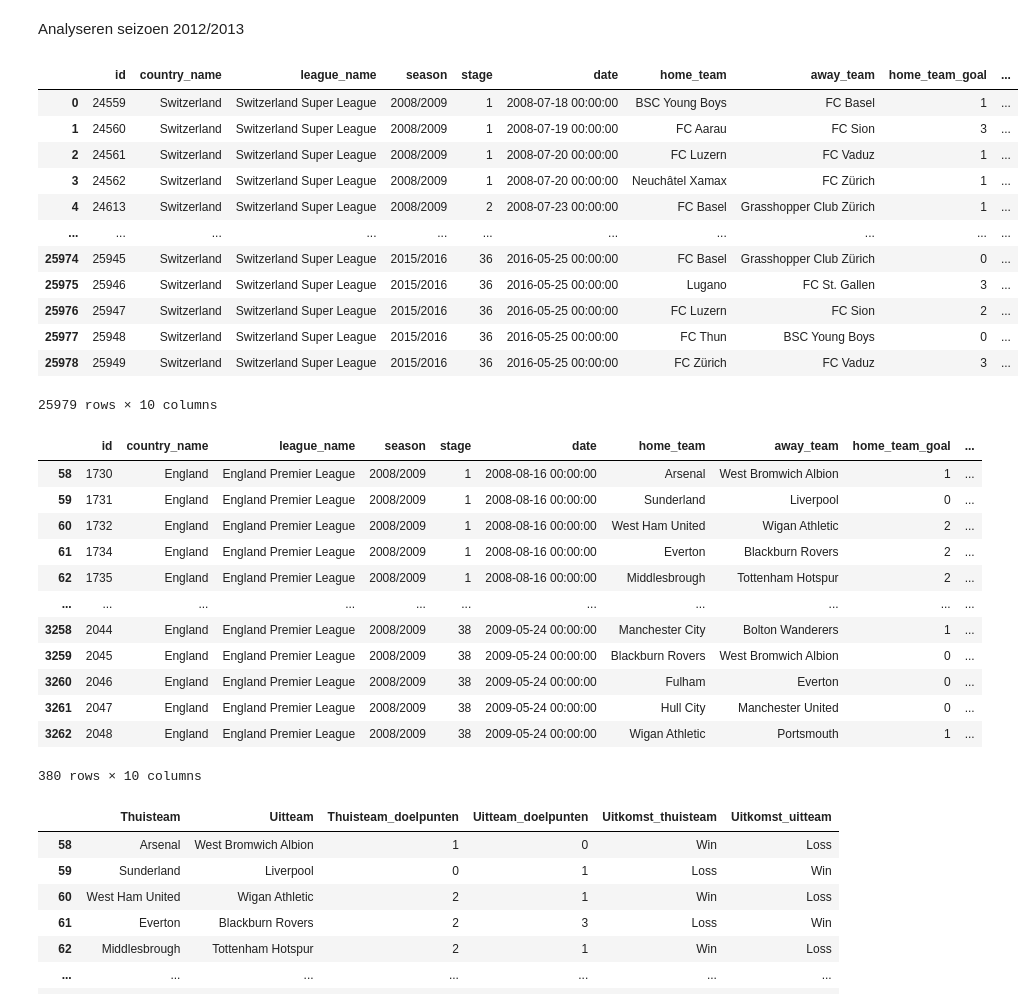
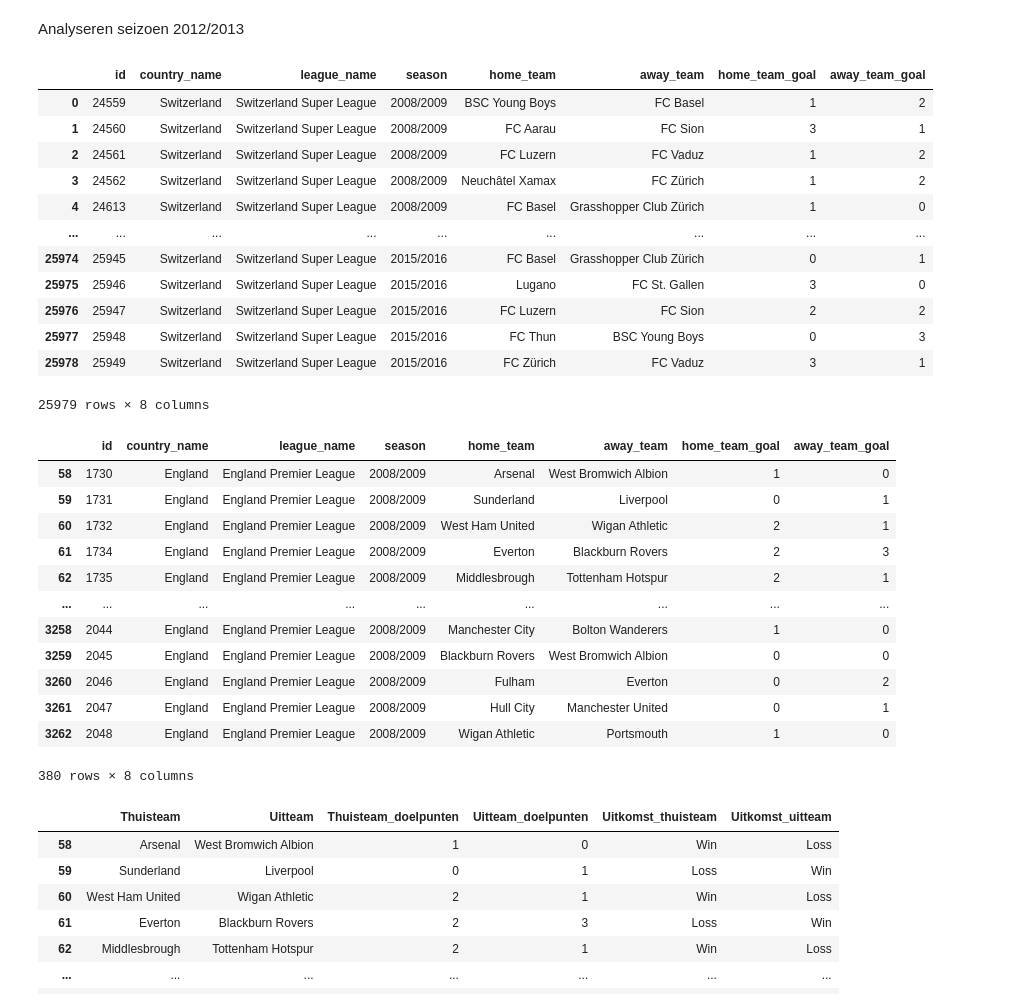
Before and after one commit to Tijnwy/Datalab2, a Jupyter notebook: sprint2.ipynb, the cells around one changed output. Drawn from its saved outputs; the diff is of its cells as text; code cells hidden in the pictures.

Commit message:
date en stage uit all_matches verwijderd
twee kolommen verwijderd omdat ze nergens werden gebruikt.

```diff
--- a/sprint2.ipynb
+++ b/sprint2.ipynb
@@ -152,35 +152,33 @@ Analyseren seizoen 2012/2013
 # %%
 all_matches_df = pd.read_sql("""SELECT Match.id,
                                         Country.name AS country_name,
                                         League.name AS league_name,
                                         season,
-                                        stage,
-                                        date,
                                         ht.team_long_name AS  home_team,
                                         at.team_long_name AS away_team,
                                         home_team_goal,
                                         away_team_goal
                                 FROM Match
                                 JOIN Country on Country.id = Match.country_id
                                 JOIN League on League.id = Match.league_id
                                 LEFT JOIN Team AS ht on ht.team_api_id = Match.home_team_api_id
                                 LEFT JOIN Team at on at.team_api_id = Match.away_team_api_id
                                 ORDER by date;""", sql_connect)
 all_matches_df
 # %% [output]
-|  | id | country_name | league_name | season | stage | date | home_team | away_team | home_team_goal | ... |
-| 0 | 24559 | Switzerland | Switzerland Super League | 2008/2009 | 1 | 2008-07-18 00:00:00 | BSC Young Boys | FC Basel | 1 | ... |
-| 1 | 24560 | Switzerland | Switzerland Super League | 2008/2009 | 1 | 2008-07-19 00:00:00 | FC Aarau | FC Sion | 3 | ... |
-| 2 | 24561 | Switzerland | Switzerland Super League | 2008/2009 | 1 | 2008-07-20 00:00:00 | FC Luzern | FC Vaduz | 1 | ... |
-| 3 | 24562 | Switzerland | Switzerland Super League | 2008/2009 | 1 | 2008-07-20 00:00:00 | Neuchâtel Xamax | FC Zürich | 1 | ... |
-| 4 | 24613 | Switzerland | Switzerland Super League | 2008/2009 | 2 | 2008-07-23 00:00:00 | FC Basel | Grasshopper Club Zürich | 1 | ... |
-| ... | ... | ... | ... | ... | ... | ... | ... | ... | ... | ... |
-| 25974 | 25945 | Switzerland | Switzerland Super League | 2015/2016 | 36 | 2016-05-25 00:00:00 | FC Basel | Grasshopper Club Zürich | 0 | ... |
-| 25975 | 25946 | Switzerland | Switzerland Super League | 2015/2016 | 36 | 2016-05-25 00:00:00 | Lugano | FC St. Gallen | 3 | ... |
-| 25976 | 25947 | Switzerland | Switzerland Super League | 2015/2016 | 36 | 2016-05-25 00:00:00 | FC Luzern | FC Sion | 2 | ... |
-| 25977 | 25948 | Switzerland | Switzerland Super League | 2015/2016 | 36 | 2016-05-25 00:00:00 | FC Thun | BSC Young Boys | 0 | ... |
-| 25978 | 25949 | Switzerland | Switzerland Super League | 2015/2016 | 36 | 2016-05-25 00:00:00 | FC Zürich | FC Vaduz | 3 | ... |
+|  | id | country_name | league_name | season | home_team | away_team | home_team_goal | away_team_goal |
+| 0 | 24559 | Switzerland | Switzerland Super League | 2008/2009 | BSC Young Boys | FC Basel | 1 | 2 |
+| 1 | 24560 | Switzerland | Switzerland Super League | 2008/2009 | FC Aarau | FC Sion | 3 | 1 |
+| 2 | 24561 | Switzerland | Switzerland Super League | 2008/2009 | FC Luzern | FC Vaduz | 1 | 2 |
+| 3 | 24562 | Switzerland | Switzerland Super League | 2008/2009 | Neuchâtel Xamax | FC Zürich | 1 | 2 |
+| 4 | 24613 | Switzerland | Switzerland Super League | 2008/2009 | FC Basel | Grasshopper Club Zürich | 1 | 0 |
+| ... | ... | ... | ... | ... | ... | ... | ... | ... |
+| 25974 | 25945 | Switzerland | Switzerland Super League | 2015/2016 | FC Basel | Grasshopper Club Zürich | 0 | 1 |
+| 25975 | 25946 | Switzerland | Switzerland Super League | 2015/2016 | Lugano | FC St. Gallen | 3 | 0 |
+| 25976 | 25947 | Switzerland | Switzerland Super League | 2015/2016 | FC Luzern | FC Sion | 2 | 2 |
+| 25977 | 25948 | Switzerland | Switzerland Super League | 2015/2016 | FC Thun | BSC Young Boys | 0 | 3 |
+| 25978 | 25949 | Switzerland | Switzerland Super League | 2015/2016 | FC Zürich | FC Vaduz | 3 | 1 |
-25979 rows × 10 columns
+25979 rows × 8 columns
 # %%
 def select_season(country_name, season, df=all_matches_df):
     """This function can be used to create a new dataframe which only contains data from the selected country and season.
@@ -213,19 +211,19 @@ def select_season(country_name, season, df=all_matches_df):
 Eng_08_09_matches = select_season(country_name='England', season='2008/2009')
 Eng_08_09_matches
 # %% [output]
-|  | id | country_name | league_name | season | stage | date | home_team | away_team | home_team_goal | ... |
-| 58 | 1730 | England | England Premier League | 2008/2009 | 1 | 2008-08-16 00:00:00 | Arsenal | West Bromwich Albion | 1 | ... |
-| 59 | 1731 | England | England Premier League | 2008/2009 | 1 | 2008-08-16 00:00:00 | Sunderland | Liverpool | 0 | ... |
-| 60 | 1732 | England | England Premier League | 2008/2009 | 1 | 2008-08-16 00:00:00 | West Ham United | Wigan Athletic | 2 | ... |
-| 61 | 1734 | England | England Premier League | 2008/2009 | 1 | 2008-08-16 00:00:00 | Everton | Blackburn Rovers | 2 | ... |
-| 62 | 1735 | England | England Premier League | 2008/2009 | 1 | 2008-08-16 00:00:00 | Middlesbrough | Tottenham Hotspur | 2 | ... |
-| ... | ... | ... | ... | ... | ... | ... | ... | ... | ... | ... |
-| 3258 | 2044 | England | England Premier League | 2008/2009 | 38 | 2009-05-24 00:00:00 | Manchester City | Bolton Wanderers | 1 | ... |
-| 3259 | 2045 | England | England Premier League | 2008/2009 | 38 | 2009-05-24 00:00:00 | Blackburn Rovers | West Bromwich Albion | 0 | ... |
-| 3260 | 2046 | England | England Premier League | 2008/2009 | 38 | 2009-05-24 00:00:00 | Fulham | Everton | 0 | ... |
-| 3261 | 2047 | England | England Premier League | 2008/2009 | 38 | 2009-05-24 00:00:00 | Hull City | Manchester United | 0 | ... |
-| 3262 | 2048 | England | England Premier League | 2008/2009 | 38 | 2009-05-24 00:00:00 | Wigan Athletic | Portsmouth | 1 | ... |
+|  | id | country_name | league_name | season | home_team | away_team | home_team_goal | away_team_goal |
+| 58 | 1730 | England | England Premier League | 2008/2009 | Arsenal | West Bromwich Albion | 1 | 0 |
+| 59 | 1731 | England | England Premier League | 2008/2009 | Sunderland | Liverpool | 0 | 1 |
+| 60 | 1732 | England | England Premier League | 2008/2009 | West Ham United | Wigan Athletic | 2 | 1 |
+| 61 | 1734 | England | England Premier League | 2008/2009 | Everton | Blackburn Rovers | 2 | 3 |
+| 62 | 1735 | England | England Premier League | 2008/2009 | Middlesbrough | Tottenham Hotspur | 2 | 1 |
+| ... | ... | ... | ... | ... | ... | ... | ... | ... |
+| 3258 | 2044 | England | England Premier League | 2008/2009 | Manchester City | Bolton Wanderers | 1 | 0 |
+| 3259 | 2045 | England | England Premier League | 2008/2009 | Blackburn Rovers | West Bromwich Albion | 0 | 0 |
+| 3260 | 2046 | England | England Premier League | 2008/2009 | Fulham | Everton | 0 | 2 |
+| 3261 | 2047 | England | England Premier League | 2008/2009 | Hull City | Manchester United | 0 | 1 |
+| 3262 | 2048 | England | England Premier League | 2008/2009 | Wigan Athletic | Portsmouth | 1 | 0 |
-380 rows × 10 columns
+380 rows × 8 columns
 # %%
 def decide_winner(team1_goals, team2_goals):
     """This function checks the amount of goals made by each team to decide which one won.
```
